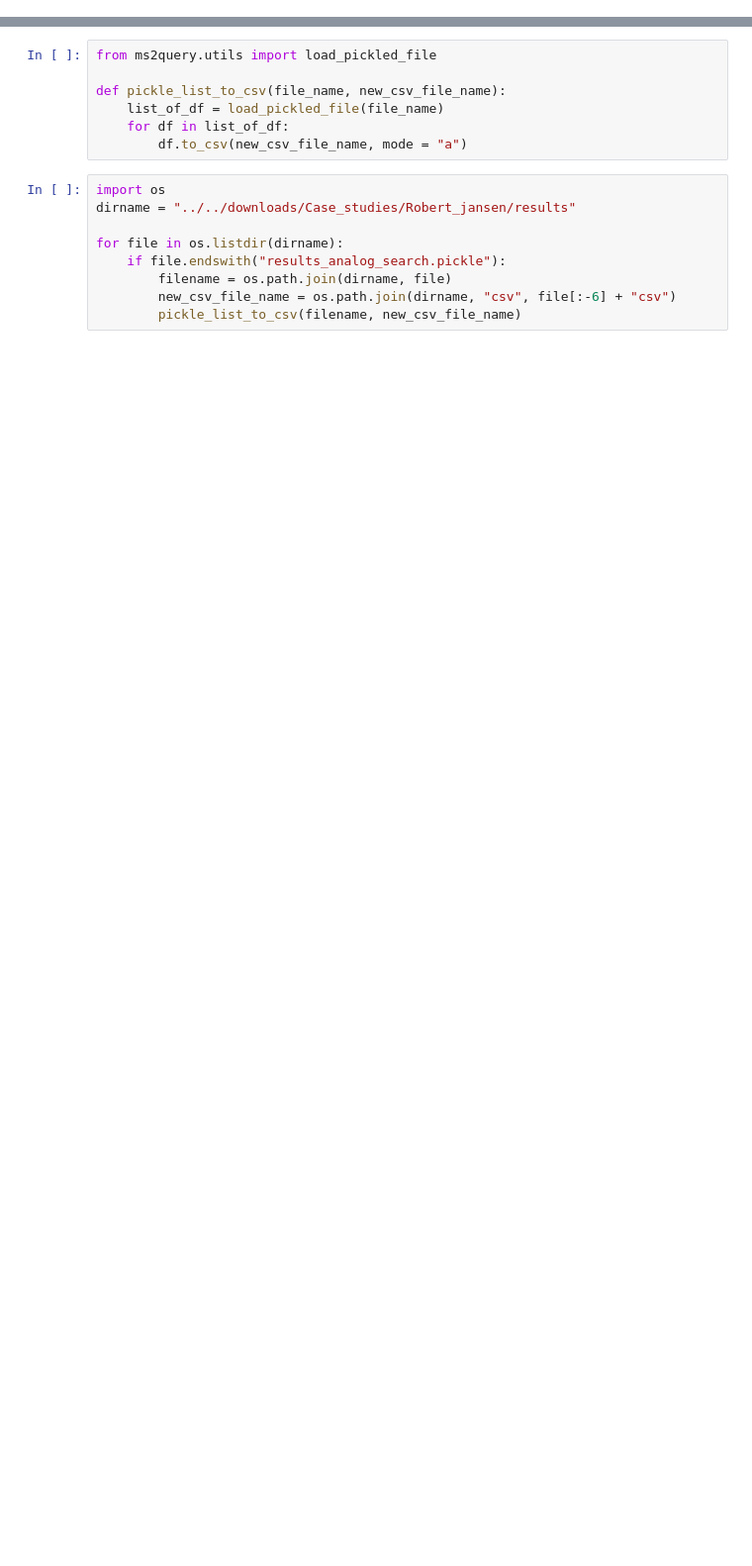
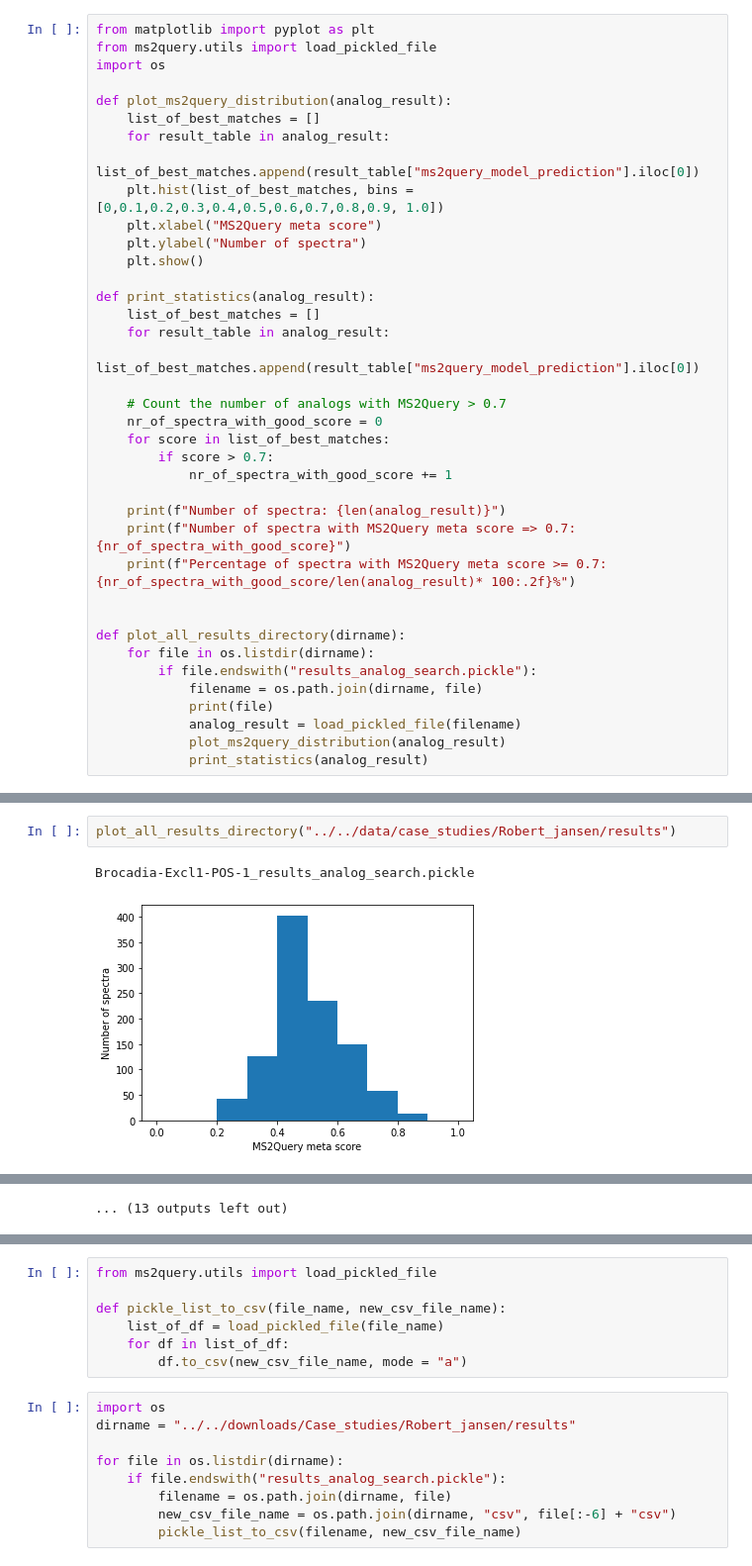
Before and after one commit to iomega/ms2query, a Jupyter notebook: notebooks/case_studies/analyze results.ipynb, the cells around one changed output, grey strips where cells are left out. Shown at 99% size. Drawn from its saved outputs; the diff is of its cells as text; blank space fills up the shorter version.

Commit message:
Finished and cleaned up notebook for case study analysis

```diff
--- a/notebooks/case_studies/analyze results.ipynb
+++ b/notebooks/case_studies/analyze results.ipynb
@@ -100,0 +5,38 @@ print(len([score for score in list_of_best_matches if score > 0.65]))
+# %%
+from matplotlib import pyplot as plt
+from ms2query.utils import load_pickled_file
+import os
+
+def plot_ms2query_distribution(analog_result):
+    list_of_best_matches = []
+    for result_table in analog_result:
+        list_of_best_matches.append(result_table["ms2query_model_prediction"].iloc[0])
+    plt.hist(list_of_best_matches, bins = [0,0.1,0.2,0.3,0.4,0.5,0.6,0.7,0.8,0.9, 1.0])
+    plt.xlabel("MS2Query meta score")
+    plt.ylabel("Number of spectra")
+    plt.show()
+
+def print_statistics(analog_result):
+    list_of_best_matches = []
+    for result_table in analog_result:
+        list_of_best_matches.append(result_table["ms2query_model_prediction"].iloc[0])
+
+    # Count the number of analogs with MS2Query > 0.7
+    nr_of_spectra_with_good_score = 0
+    for score in list_of_best_matches:
+        if score > 0.7:
+            nr_of_spectra_with_good_score += 1
+
+    print(f"Number of spectra: {len(analog_result)}")
+    print(f"Number of spectra with MS2Query meta score => 0.7: {nr_of_spectra_with_good_score}")
+    print(f"Percentage of spectra with MS2Query meta score >= 0.7: {nr_of_spectra_with_good_score/len(analog_result)* 100:.2f}%")
+
+
+def plot_all_results_directory(dirname):
+    for file in os.listdir(dirname):
+        if file.endswith("results_analog_search.pickle"):
+            filename = os.path.join(dirname, file)
+            print(file)
+            analog_result = load_pickled_file(filename)
+            plot_ms2query_distribution(analog_result)
+            print_statistics(analog_result)
@@ -100,0 +47,5 @@ print(len([score for score in list_of_best_matches if score > 0.65]))
+# %%
+plot_all_results_directory("../../data/case_studies/Robert_jansen/results")
+# %% [output]
+Brocadia-Excl1-POS-1_results_analog_search.pickle
+[figure, added]
@@ -100,0 +77 @@ print(len([score for score in list_of_best_matches if score > 0.65]))
+... (13 outputs left out)
```
Also changed, not shown: parts of 22 cells of this notebook.
